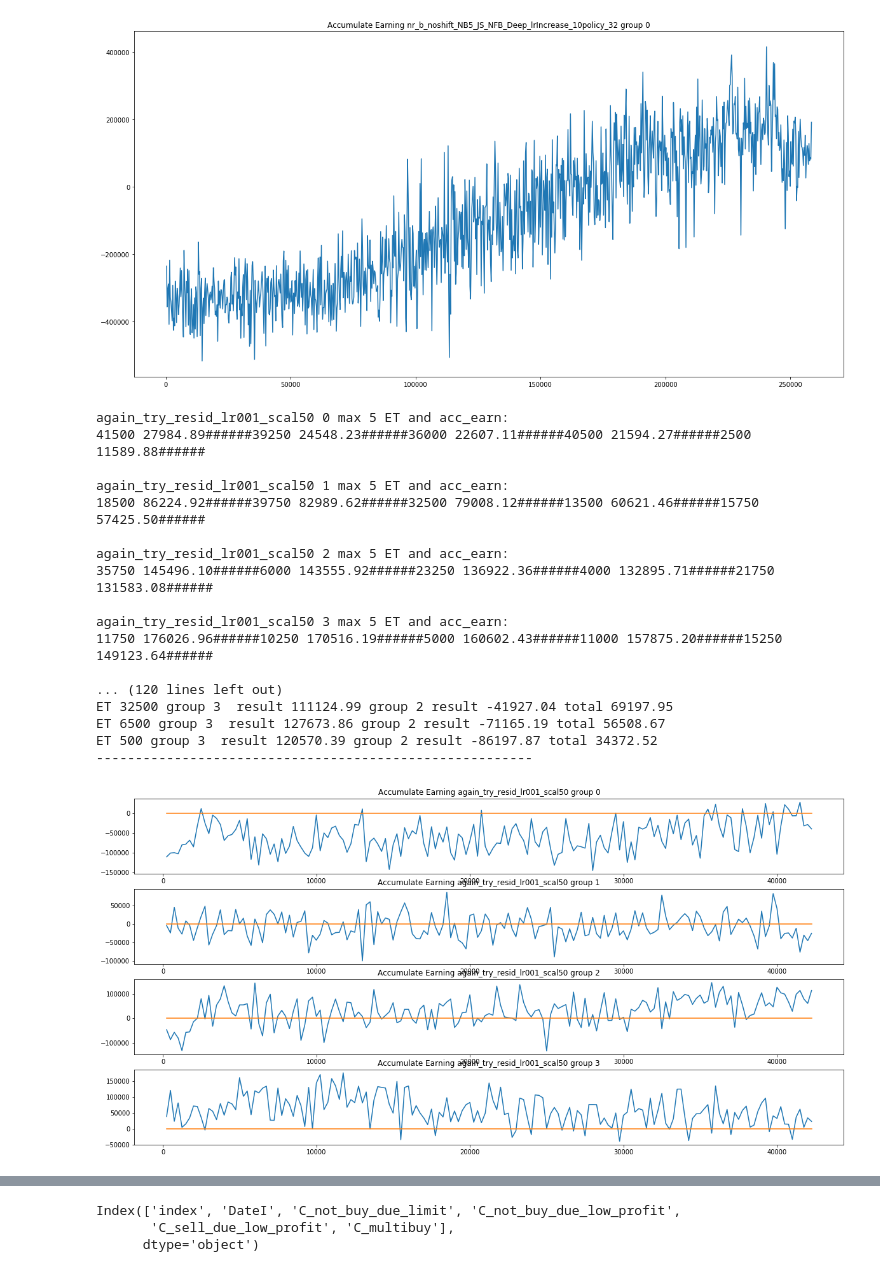
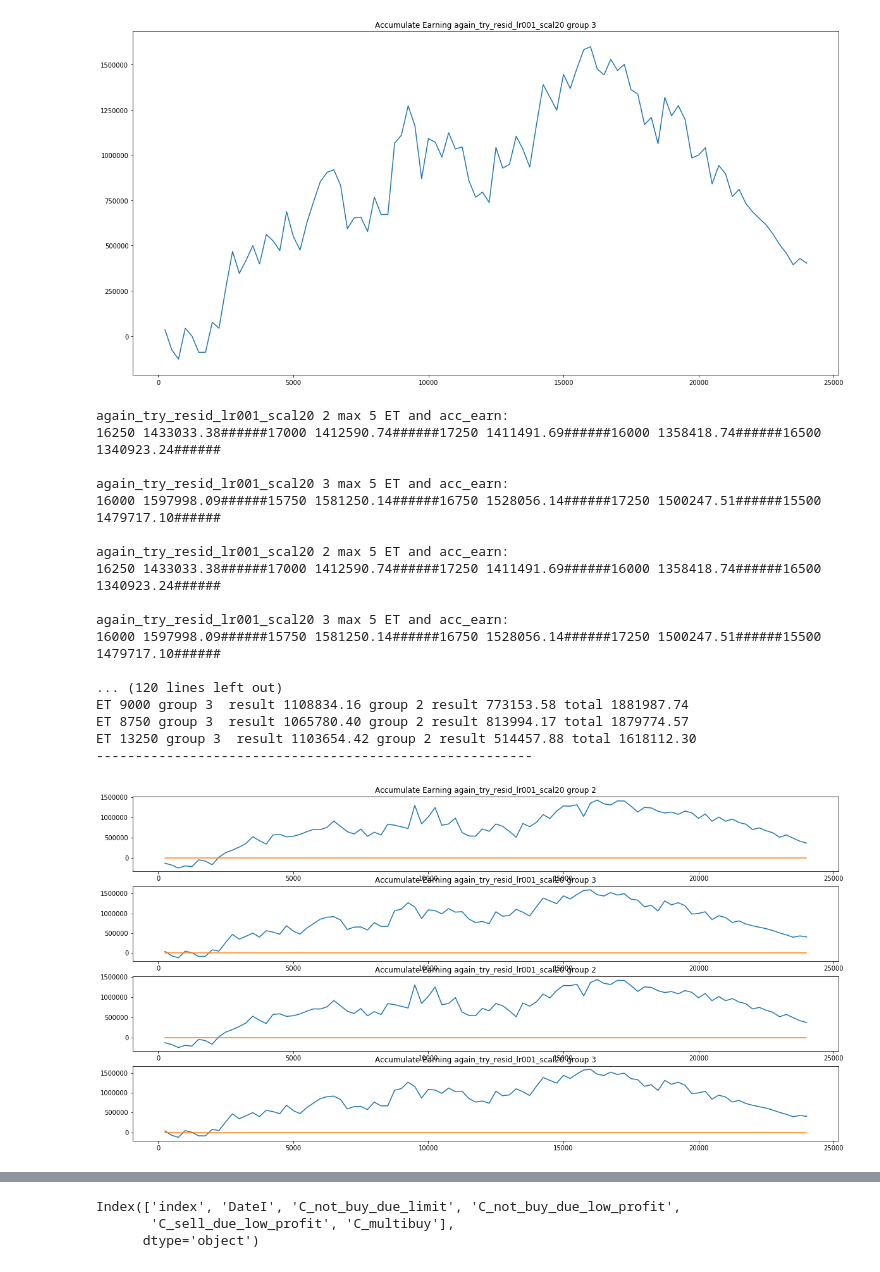
Before and after one commit to 1323767083/2020P3, a Jupyter notebook: Z_CC.ipynb, the cells around one changed output, grey strips where cells are left out. Drawn from its saved outputs; the diff is of its cells as text; code cells hidden in the pictures.

```diff
--- a/Z_CC.ipynb
+++ b/Z_CC.ipynb
@@ -1,11 +1,11 @@
 # %%
 #%matplotlib inline
 import importlib
 import Eval_CC_ana as ana
 importlib.reload(ana)
-ana.plot_1_experiment(system_name="nr_b_noshift_NB5_JS_NFB_Deep_lrIncrease_10policy_32", Eval_Group_idx=0)
+ana.plot_1_experiment(system_name="again_try_resid_lr001_scal20", Eval_Group_idx=3)
 # %% [output]
-[figure, old version]
+[figure, new version]
 # %%
 #again_try_strong_sv_weak_lv_stride3_both_deep_enhanced  出现了 26 万左右的收益  2,3 group
 
@@ -198,31 +198,33 @@ names=["try_only_lv","try_only_lv_enhanced","try_only_sv","try_only_sv_enhanced"
 #system_names__group_idxs= [["try_strong_sv_weak_lv_stride3_both_deep_enhanced_slimconv",0],["try_strong_sv_weak_lv_stride3_both_deep_enhanced_slimconv",1],["try_strong_sv_weak_lv_stride3_both_deep_enhanced_slimconv",2],["try_strong_sv_weak_lv_stride3_both_deep_enhanced_slimconv",3]]
 
 #name="try_strong_sv_weak_lv_stride3_both_deep_enhanced_slimconv_further_500_expand"
-name="again_try_resid_lr001_scal50"
+#name="try_strong_sv_weak_lv_stride3_both_deep_enhanced_slimconv_further"
+#name="sv1m_1"
+name="sv5m_1"
 system_names__group_idxs= [[name,0],[name,1],[name,2],[name,3]]
 
-
-
+name="again_try_resid_lr001_scal20"
+system_names__group_idxs= [[name,2],[name,3],[name,2],[name,3]]
 ana.plot_multi_experiments(system_names__group_idxs,ET_threadhold_low=0,ET_threadhold_high=80000)
 # %% [output]
-again_try_resid_lr001_scal50 0 max 5 ET and acc_earn:
-41500 27984.89######39250 24548.23######36000 22607.11######40500 21594.27######2500 11589.88######
+again_try_resid_lr001_scal20 2 max 5 ET and acc_earn:
+16250 1433033.38######17000 1412590.74######17250 1411491.69######16000 1358418.74######16500 1340923.24######
 
-again_try_resid_lr001_scal50 1 max 5 ET and acc_earn:
-18500 86224.92######39750 82989.62######32500 79008.12######13500 60621.46######15750 57425.50######
+again_try_resid_lr001_scal20 3 max 5 ET and acc_earn:
+16000 1597998.09######15750 1581250.14######16750 1528056.14######17250 1500247.51######15500 1479717.10######
 
-again_try_resid_lr001_scal50 2 max 5 ET and acc_earn:
-35750 145496.10######6000 143555.92######23250 136922.36######4000 132895.71######21750 131583.08######
+again_try_resid_lr001_scal20 2 max 5 ET and acc_earn:
+16250 1433033.38######17000 1412590.74######17250 1411491.69######16000 1358418.74######16500 1340923.24######
 
-again_try_resid_lr001_scal50 3 max 5 ET and acc_earn:
-11750 176026.96######10250 170516.19######5000 160602.43######11000 157875.20######15250 149123.64######
+again_try_resid_lr001_scal20 3 max 5 ET and acc_earn:
+16000 1597998.09######15750 1581250.14######16750 1528056.14######17250 1500247.51######15500 1479717.10######
 
 ... (120 lines left out)
-ET 32500 group 3  result 111124.99 group 2 result -41927.04 total 69197.95
-ET 6500 group 3  result 127673.86 group 2 result -71165.19 total 56508.67
-ET 500 group 3  result 120570.39 group 2 result -86197.87 total 34372.52
+ET 9000 group 3  result 1108834.16 group 2 result 773153.58 total 1881987.74
+ET 8750 group 3  result 1065780.40 group 2 result 813994.17 total 1879774.57
+ET 13250 group 3  result 1103654.42 group 2 result 514457.88 total 1618112.30
 --------------------------------------------------------
-[figure, old version]
+[figure, new version]
 # %%
 import importlib
 import Eval_CC_ana as ana
```
Also changed, not shown: parts of 1 cell of this notebook, 11 other files.
